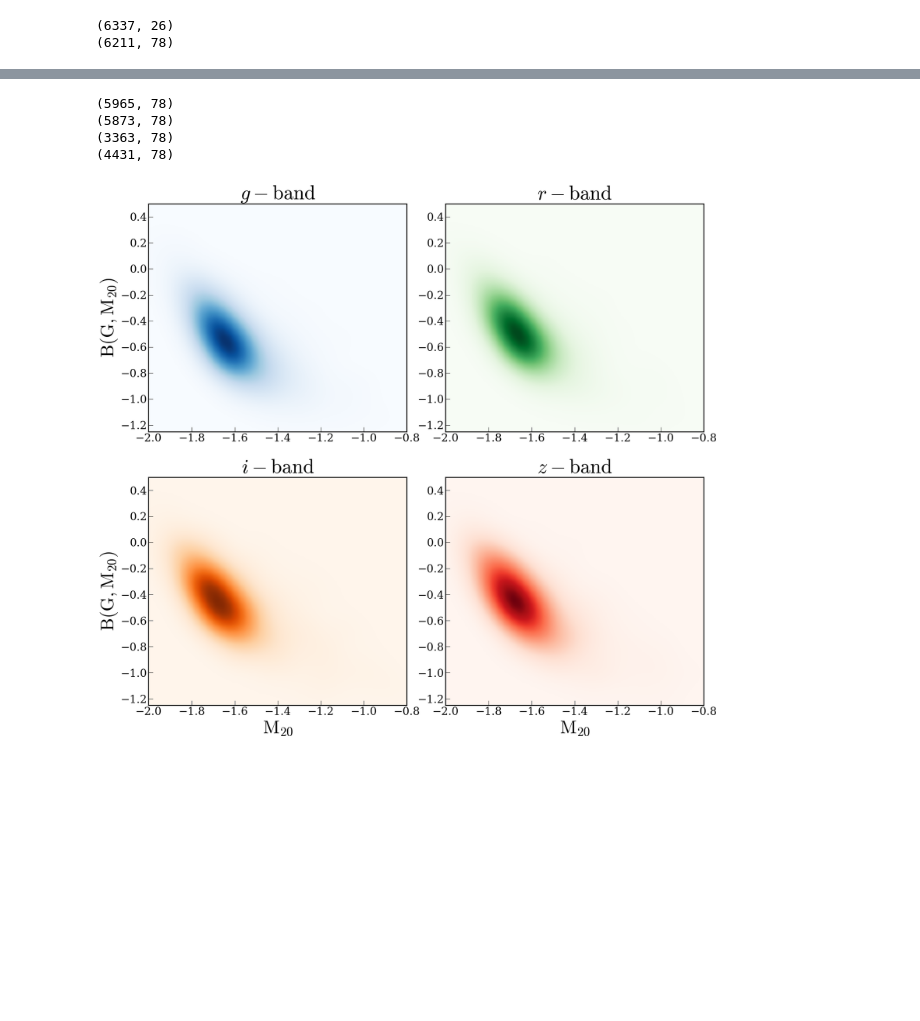
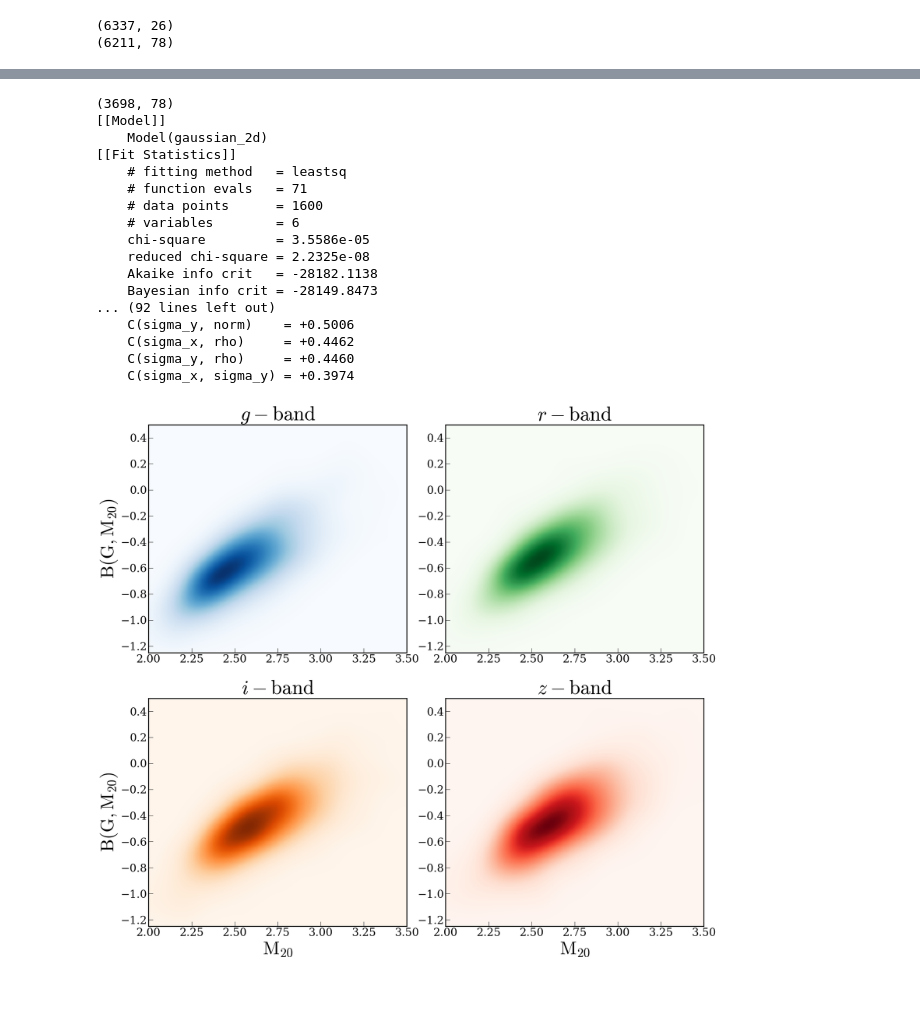
Before and after one commit to joy-228/morphy, a Jupyter notebook: 2Ddistributions.ipynb, the cells around one changed output, grey strips where cells are left out. Cells and saved outputs as stored; diff of their text form; code cells hidden in the pictures; blank space fills up the shorter version.

```diff
--- a/2Ddistributions.ipynb
+++ b/2Ddistributions.ipynb
@@ -247,7 +326,7 @@ for i,key in enumerate(bands):
         s_inbin = selc.iloc[np.where((mst>=mst_bins[j])&(mst<mst_bins[j+1])&(zspec>=0.05)&(zspec<0.1))[0]]
         print(s_inbin.shape)
 
-        hss_arr,p0,p1 = hess_arr(s_inbin['m20_'+key],s_inbin['gini_'+key], hdx,40)
+        hss_arr,p0,p1,resi = hist_arr(s_inbin['m20_'+key],s_inbin['gini_'+key], hdx,nbins)
         #im = axl[j//2,j%2].imshow(hss_arr,cmap=bands[key][0],aspect='auto',extent = hdx,origin='lower',interpolation='gaussian')
         #p_arr[j,:] = p0[1:5]
         for n in range(2):
@@ -262,7 +341,7 @@ ax[1].yaxis.set_major_formatter(ticker.StrMethodFormatter("{x:.3f}"))
 
 
 plt.subplots_adjust(wspace=0.25)
-#plt.savefig('GM20loci_redshift.pdf',bbox_inches='tight')
+#plt.savefig('GM20loci_M.pdf',bbox_inches='tight')
 # %% [output]
 (3698, 78)
 (209, 78)
@@ -277,0 +413,3 @@ plt.subplots_adjust(wspace=0.25)
+# %%
+def gini_correction(G,Reff,SNR): return G*(0.83-0.59/Reff)+0.1*np.tanh(SNR)
+def m20_correction(M20,Reff): return (0.74-1/Reff)*M20-0.5
@@ -349,28 +588,0 @@ plt.savefig('ACloci_fit.pdf',bbox_inches='tight')
-# %%
-fig,ax=plt.subplots(2,2,figsize=(22,20))
-
-for i,k in enumerate(bands):
-    selc = np.where((sersic_all[:,i,3]==0)&(morph_all[:,i,10]>=2))[0]
-    if i==2: selc = np.where((sersic_all[:,i,3]==0)&(morph_all[:,i,10]>=2)&(~np.isnan(sources['m_i0'].iloc[morph_all[:,i,0]])))[0]
-    print(k,len(selc))
-
-    #ax[i//2,i%2].scatter(sersic_all[~selc,i,0],morph_all[~selc,i,5],c=morph_all[~selc,i,8],s=80,cmap=bands[k],vmin=0,vmax=2,alpha=0.3)
-    im = ax[i//2,i%2].scatter(sersic_all[selc,i,0],morph_all[selc,i,5],c=morph_all[selc,i,8],s=40,cmap=bands[k],vmin=0,vmax=2,alpha=0.5)
-
-
-    divider = make_axes_locatable(ax[i//2,i%2])
-    cax = divider.append_axes('right', size='5%', pad=0.05)
-    fig.colorbar(im, cax=cax, orientation='vertical')
-
-    ax[i//2,i%2].set_title(r'${\it '+k+'}-band$',fontsize=44)
-    ax[i//2,i%2].set_ylim((2.0,4.0))
-    ax[i//2,i%2].set_xlim((0.0,10.0))
-    ax[i//2,i%2].set_rasterized(True)
-
-#for j in range(2):
-    #ax[j,0].set_ylabel( r'${\it Gini}$',fontsize=40)
-    #ax[1,j].set_xlabel(r'$M_{20}$',fontsize=40)
-    #plt.colorbar(mcm.ScalarMappable(norm=mcol.Normalize(vmin=0,vmax=2), cmap=bands[k]), ax=ax1[i],orientation='horizontal',label=r'$A_S$')
-
-#plt.subplots_adjust(wspace=0.15)
-#plt.savefig('NPdistributions1.pdf',bbox_inches='tight')
@@ -380,37 +589,50 @@ NameError: name 'sersic_all' is not defined
 # %%
 fig,ax=plt.subplots(2,2,figsize=(22,20))
 
-hdx = [-2.0,-0.8,-1.25,0.5]
+hdx = [2.0,3.5,-1.25,0.5]
 
 for i,key in enumerate(bands):
-    selc = smorph[(smorph['snr_pix_'+key]>2)&(smorph['flag_'+key]<=1)]
+    selc = smorph[(smorph['snr_pix_'+key]>2.5)&(smorph['flag_'+key]<=1)&(smorph['r20_psf_'+key]>0.5)]
     print(selc.shape)
 
     mst = sources['logM'].iloc[selc['ind1']]
-    hss_arr,p0,p1 = hess_arr(selc['m20_'+key],BGM(selc['gini_'+key],selc['m20_'+key]), hdx,40)
+    hss_arr,p0,p1,resi = hess_arr(selc['c_'+key],BGM(selc['gini_'+key],selc['m20_'+key]), hdx,40)
     #im = ax[i//2,i%2].scatter(selc['m20_'+key],BGM(selc['gini_'+key],selc['m20_'+key]),c=mst,s=40,cmap=bands[key][0],vmin=7,vmax=10,alpha=0.8)
     im = ax[i//2,i%2].imshow(hss_arr,cmap=bands[key][0],aspect='auto',extent = hdx,origin='lower',interpolation='gaussian')
 
     ax[i//2,i%2].set_title(r'${\it '+key+'}-band$',fontsize=44)
     #ax[i//2,i%2].set_ylim((-0.2,0.4))
-    ax[i//2,i%2].set_xlim((-2.0,-0.8))
+    #ax[i//2,i%2].set_xlim((-2.0,-0.8))
 
 for j in range(2):
     ax[j,0].set_ylabel( r'$B(G,M_{20})$',fontsize=40)
     ax[1,j].set_xlabel(r'$M_{20}$',fontsize=40)
 
 
 
     #plt.colorbar(mcm.ScalarMappable(norm=mcol.Normalize(vmin=0,vmax=2), cmap=bands[k]), ax=ax1[i],orientation='horizontal',label=r'$A_S$')
 
 plt.subplots_adjust(wspace=0.15)
 #plt.savefig('NPdistributions1.pdf',bbox_inches='tight')
 # %% [output]
-(5965, 78)
-(5873, 78)
-(3363, 78)
-(4431, 78)
+(3698, 78)
+[[Model]]
+    Model(gaussian_2d)
+[[Fit Statistics]]
+    # fitting method   = leastsq
+    # function evals   = 71
+    # data points      = 1600
+    # variables        = 6
+    chi-square         = 3.5586e-05
+    reduced chi-square = 2.2325e-08
+    Akaike info crit   = -28182.1138
+    Bayesian info crit = -28149.8473
+... (92 lines left out)
+    C(sigma_y, norm)    = +0.5006
+    C(sigma_x, rho)     = +0.4462
+    C(sigma_y, rho)     = +0.4460
+    C(sigma_x, sigma_y) = +0.3974
-[figure, old version]
+[figure, new version]
 # %%
 #merger_cand = np.where((morph_all[:,0,1]>merger_line(morph_all[:,0,2]))&(morph_all[:,0,2]>-1.5))[0]
 merger_cand = high_snr[np.where((morph_all[high_snr,0,8]<0.3))[0]]
@@ -509,3 +731,5 @@ for j in range(2):
 
 #plt.subplots_adjust(wspace=0.15)
 #plt.savefig('NPdistributions1.pdf',bbox_inches='tight')
+# %% [markdown]
+#
```
Also changed, not shown: parts of 15 cells of this notebook, 8 other files.
